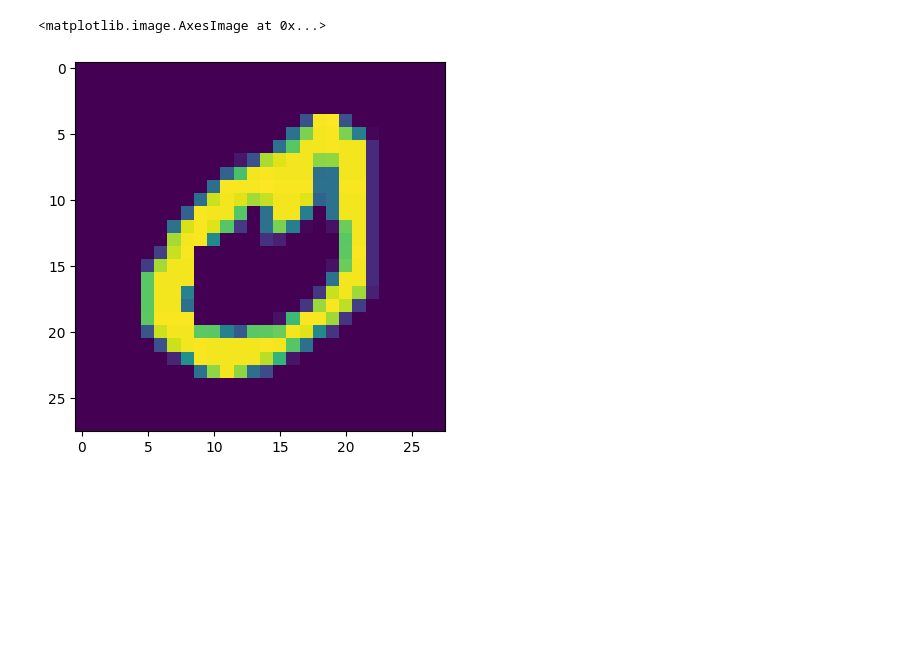
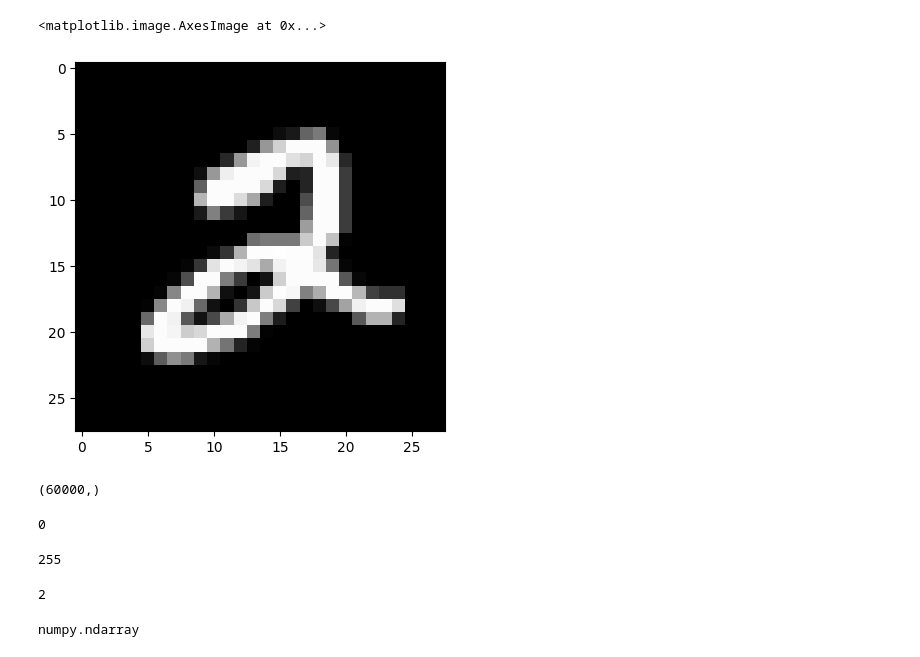
Before and after one commit to Yuvaraj878/Deep_Ex3, a Jupyter notebook: Program/Ex 3.ipynb, the cells around one changed output. Cells and saved outputs as stored; diff of their text form; code cells hidden in the pictures; blank space fills up the shorter version.

```diff
--- a/Program/Ex 3.ipynb
+++ b/Program/Ex 3.ipynb
@@ -6,18 +12,22 @@ import matplotlib.pyplot as plt
-# %%
-(x_train,y_train),(x_test,y_test) = mnist.load_data()
-x_train.shape
-test = x_train[4]
-plt.imshow(test,cmap='gray')
-x_train.max()
-x_train.min()
-X_train = x_train/255.0
-X_test = x_test/255.0
-from tensorflow.keras import utils
-y_train = utils.to_categorical(y_train, 10)
-y_test_scaled = utils.to_categorical(y_test, 10)
-y_train.shape
-img = X_train[21]
-plt.imshow(img)
-# %% [output]
-<matplotlib.image.AxesImage at 0x...>
-[figure, removed]
+# %%
+(X_train, y_train), (X_test, y_test) = mnist.load_data()
+X_train.shape
+X_test.shape
+single_image= X_train[5]
+single_image.shape
+plt.imshow(single_image,cmap='gray')
+# %% [output]
+<matplotlib.image.AxesImage at 0x...>
+[figure, added]
+# %%
+y_train.shape
+# %% [output]
+(60000,)
+# %%
+X_train.min()
+# %% [output]
+0
+# %%
+X_train.max()
+# %% [output]
+255
@@ -23,0 +37,6 @@ plt.imshow(img)
+# %%
+X_train_scaled.min()
+X_train_scaled.max()
+y_train[5]
+# %% [output]
+2
@@ -23,0 +46,4 @@ plt.imshow(img)
+# %%
+type(y_train_onehot)
+# %% [output]
+numpy.ndarray
```
Also changed, not shown: parts of 18 cells of this notebook, 5 other files.
